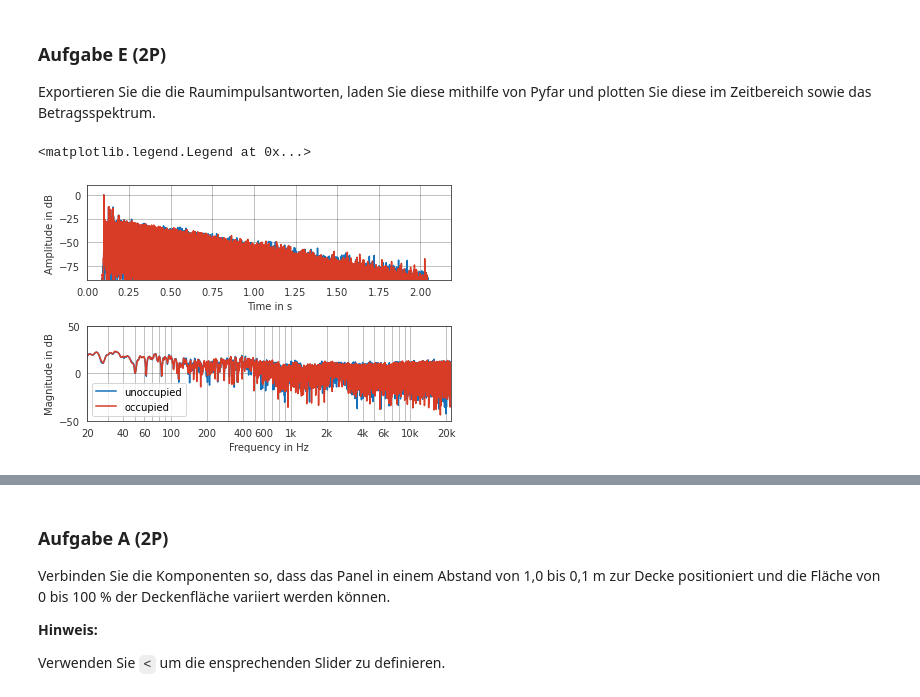
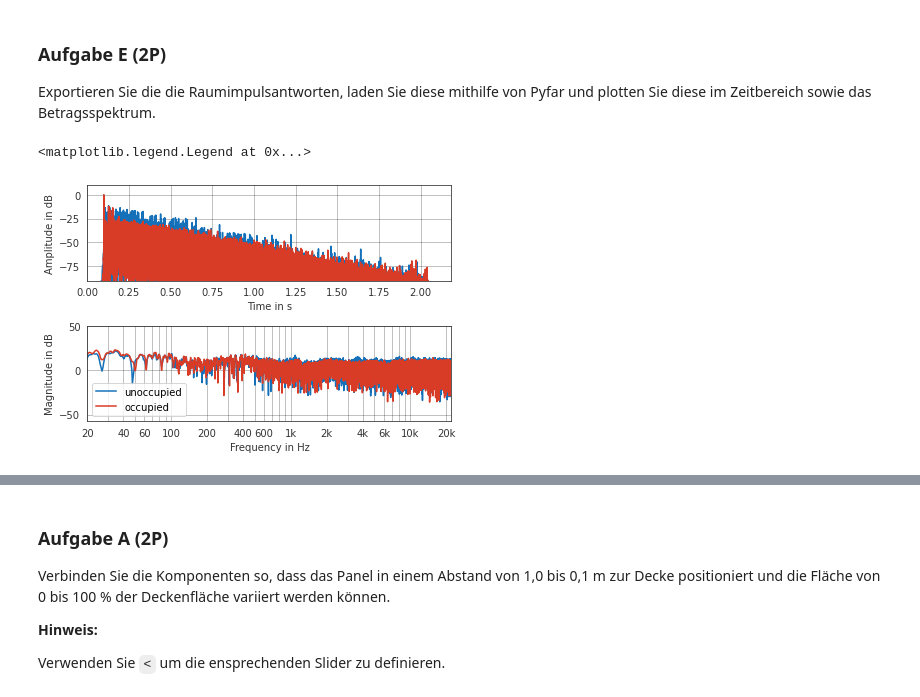
Before and after one commit to ChristianScheer97/Raumakustik_Hausaufgabe_-, a Jupyter notebook: Gruppe_H_Hausaufgabe 2/HA2.ipynb, the cells around one changed output, grey strips where cells are left out. Drawn from its saved outputs; the diff is of its cells as text; code cells hidden in the pictures.

```diff
--- a/Gruppe_H_Hausaufgabe 2/HA2.ipynb
+++ b/Gruppe_H_Hausaufgabe 2/HA2.ipynb
@@ -103,17 +103,17 @@ Die besetzten Plätze haben höhere Absorptionskoeffizienten für alle Oktavbän
 Exportieren Sie die die Raumimpulsantworten, laden Sie diese mithilfe von Pyfar und plotten Sie diese im Zeitbereich sowie das Betragsspektrum.
 # %%
 # Pyfar Lösungen hier einfügen
-unoccupied_rir = pf.io.read_wav('unoccupied_rir_2ndRun.wav')
+unoccupied_rir = pf.io.read_wav('unoccupied_rir.wav')
 unoccupied_rir.time *= 1/np.max(np.abs(unoccupied_rir.time))
-occupied_rir = pf.io.read_wav('occupied_rir_2ndRun.wav')
+occupied_rir = pf.io.read_wav('occupied_rir.wav')
 occupied_rir.time *= 1/np.max(np.abs(occupied_rir.time))
 
 pf.plot.time_freq(unoccupied_rir, label='unoccupied', dB_time=True)
 pf.plot.time_freq(occupied_rir, label='occupied', dB_time=True)
 plt.legend()
 # %% [output]
 <matplotlib.legend.Legend at 0x...>
-[figure, old version]
+[figure, new version]
 # %% [markdown]
 ## Aufgabe 2: Pachderm & Grasshopper (12P)
 
```
Also changed, not shown: parts of 2 cells of this notebook, 12 other files.
